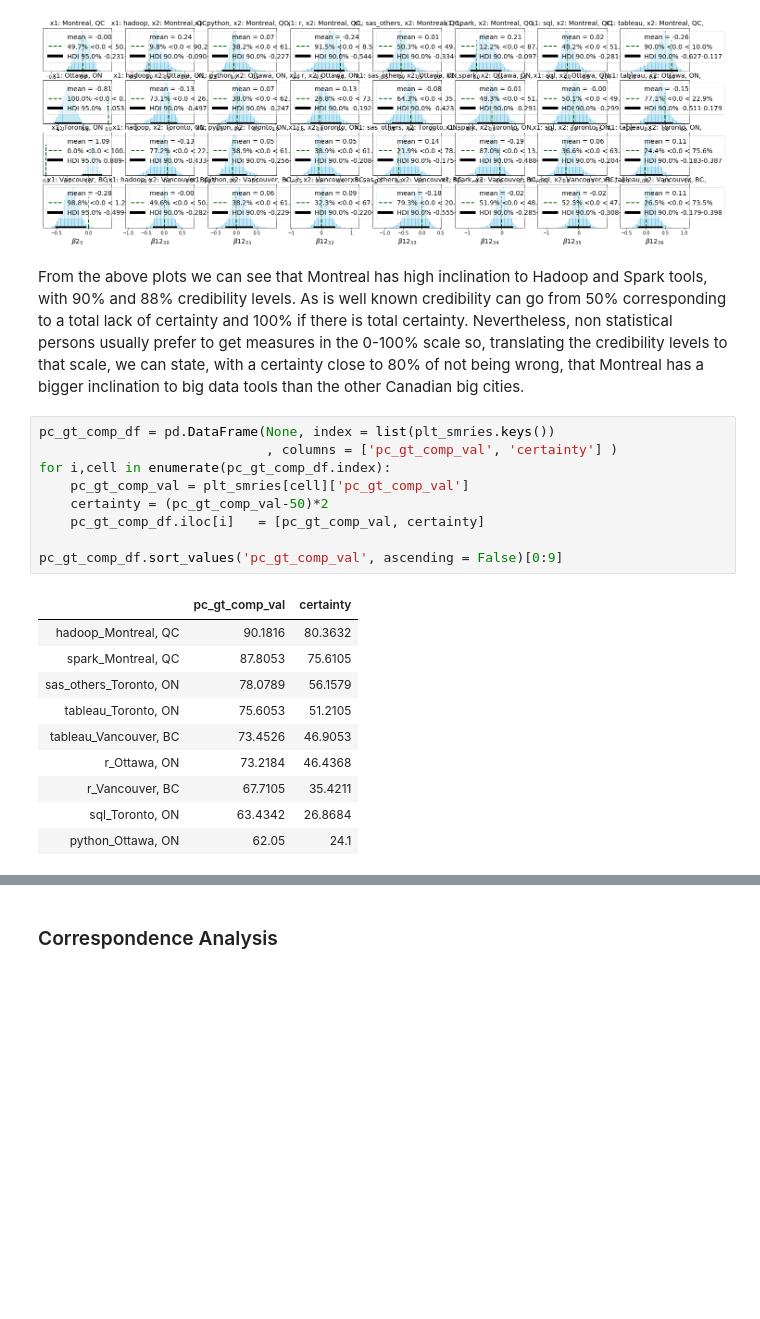
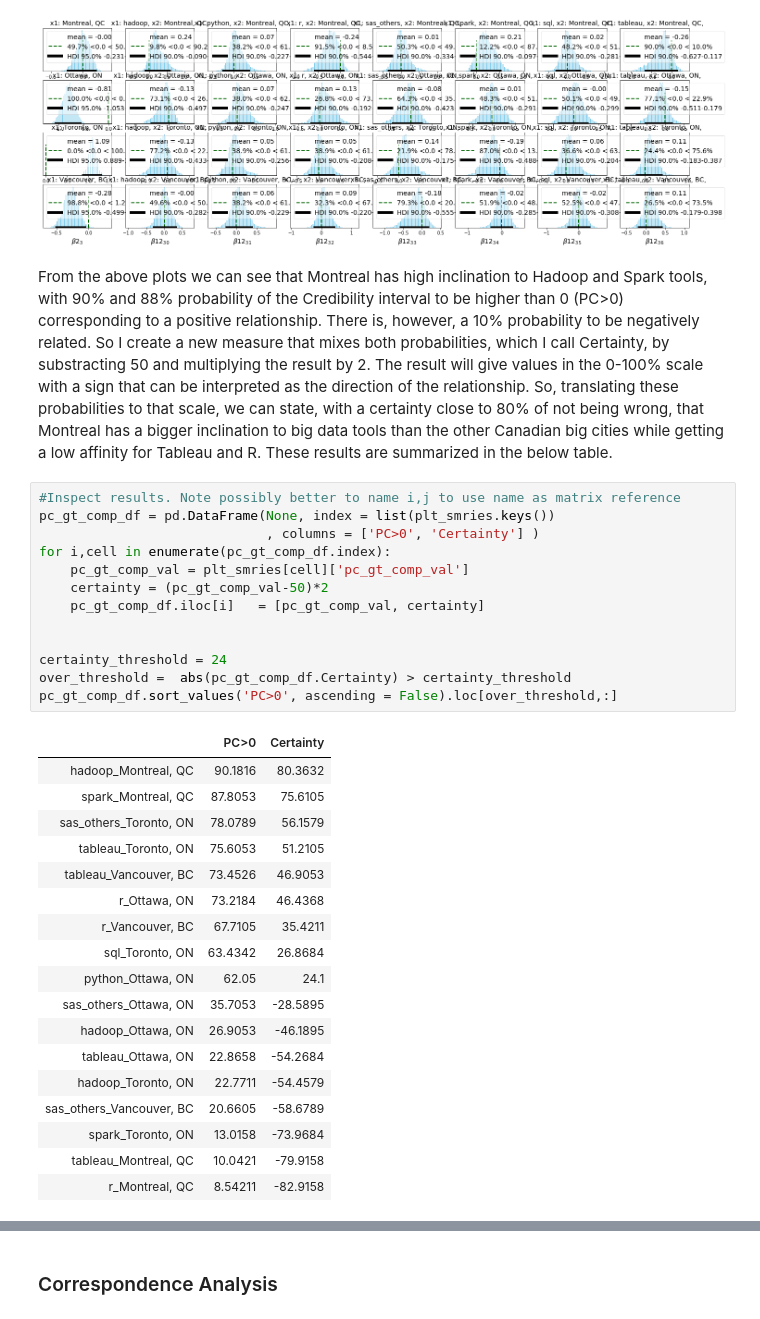
Before and after one commit to joalelg/DataScienceToolsCanadaCities, a Jupyter notebook: DataScienceToolsCanadaCities.ipynb, the cells around one changed output, grey strips where cells are left out. Cells and saved outputs as stored; diff of their text form; blank space fills up the shorter version.

```diff
--- a/DataScienceToolsCanadaCities.ipynb
+++ b/DataScienceToolsCanadaCities.ipynb
@@ -353,18 +353,22 @@ for i in range(len(b2_sample[0])):
 # %% [output]
 [figure]
 # %% [markdown]
-From the above plots we can see that Montreal has high inclination to Hadoop and Spark tools, with 90% and 88% credibility levels. As is well known credibility can go from 50% corresponding to a total lack of certainty and 100% if there is total certainty. Nevertheless, non statistical persons usually prefer to get measures in the 0-100% scale so, translating the credibility levels to that scale, we can state, with a certainty close to 80% of not being wrong, that Montreal has a bigger inclination to big data tools than the other Canadian big cities.
+From the above plots we can see that Montreal has high inclination to Hadoop and Spark tools, with 90% and 88% probability of the Credibility interval to be higher than 0 (PC>0) corresponding to a positive relationship. There is, however, a 10% probability to be negatively related. So I create a new measure that mixes both probabilities, which I call Certainty, by substracting 50 and multiplying the result by 2. The result will give values in the 0-100% scale with a sign that can be interpreted as the direction of the relationship. So, translating these probabilities to that scale, we can state, with a certainty close to 80% of not being wrong, that Montreal has a bigger inclination to big data tools than the other Canadian big cities while getting a low affinity for Tableau and R. These results are summarized in the below table.
 # %%
+#Inspect results. Note possibly better to name i,j to use name as matrix reference
 pc_gt_comp_df = pd.DataFrame(None, index = list(plt_smries.keys())
-                             , columns = ['pc_gt_comp_val', 'certainty'] )
+                             , columns = ['PC>0', 'Certainty'] )
 for i,cell in enumerate(pc_gt_comp_df.index):
     pc_gt_comp_val = plt_smries[cell]['pc_gt_comp_val']
     certainty = (pc_gt_comp_val-50)*2
     pc_gt_comp_df.iloc[i]   = [pc_gt_comp_val, certainty]
 
-pc_gt_comp_df.sort_values('pc_gt_comp_val', ascending = False)[0:9]
+
+certainty_threshold = 24
+over_threshold =  abs(pc_gt_comp_df.Certainty) > certainty_threshold
+pc_gt_comp_df.sort_values('PC>0', ascending = False).loc[over_threshold,:]
 # %% [output]
-|  | pc_gt_comp_val | certainty |
+|  | PC>0 | Certainty |
 | hadoop_Montreal, QC | 90.1816 | 80.3632 |
 | spark_Montreal, QC | 87.8053 | 75.6105 |
 | sas_others_Toronto, ON | 78.0789 | 56.1579 |
@@ -374,4 +378,12 @@ pc_gt_comp_df.sort_values('pc_gt_comp_val', ascending = False)[0:9]
 | r_Vancouver, BC | 67.7105 | 35.4211 |
 | sql_Toronto, ON | 63.4342 | 26.8684 |
 | python_Ottawa, ON | 62.05 | 24.1 |
+| sas_others_Ottawa, ON | 35.7053 | -28.5895 |
+| hadoop_Ottawa, ON | 26.9053 | -46.1895 |
+| tableau_Ottawa, ON | 22.8658 | -54.2684 |
+| hadoop_Toronto, ON | 22.7711 | -54.4579 |
+| sas_others_Vancouver, BC | 20.6605 | -58.6789 |
+| spark_Toronto, ON | 13.0158 | -73.9684 |
+| tableau_Montreal, QC | 10.0421 | -79.9158 |
+| r_Montreal, QC | 8.54211 | -82.9158 |
 # %% [markdown]
```
Also changed, not shown: parts of 4 cells of this notebook.
